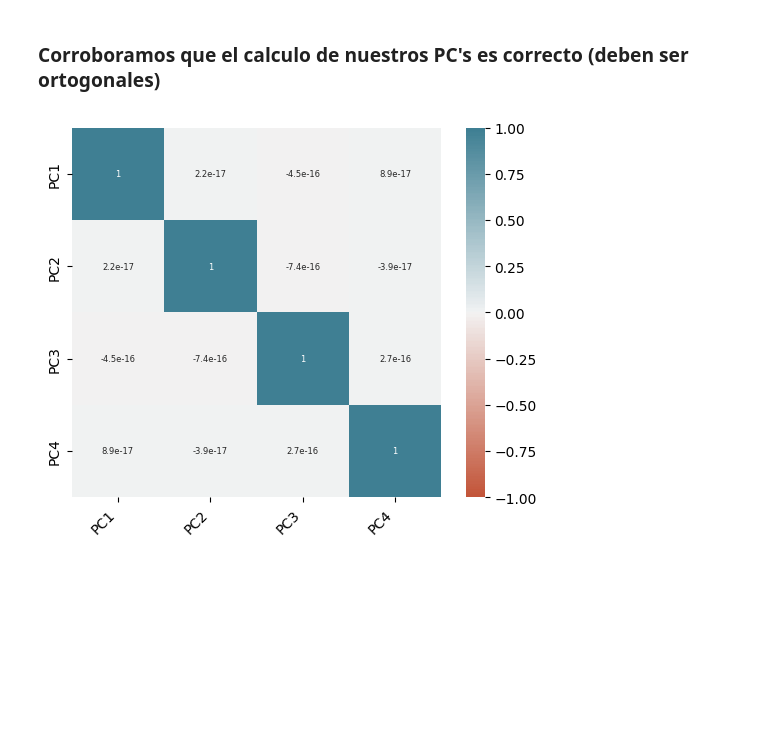
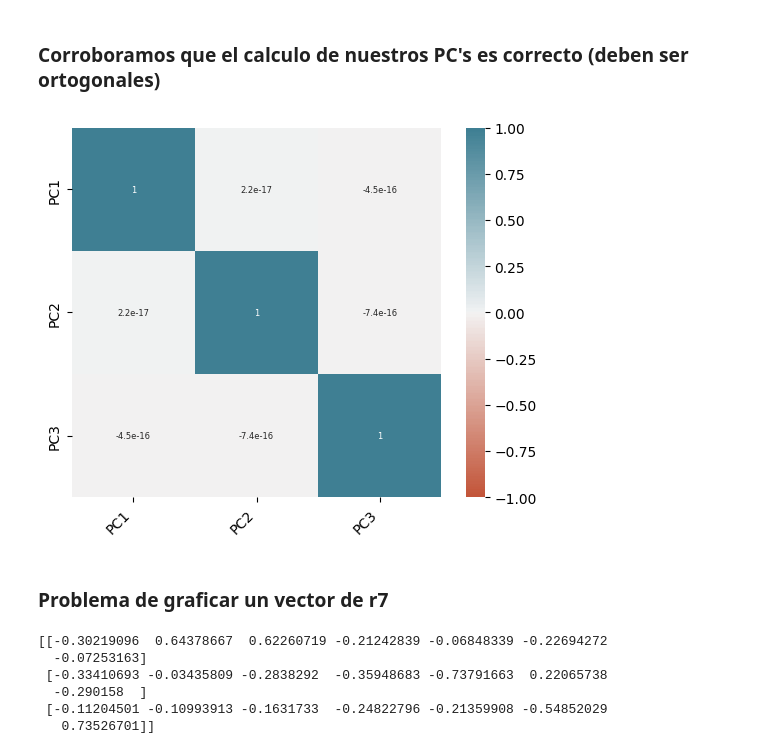
Before and after one commit to agustinarenas/MD-TUIA-Arenas-Petetta, a Jupyter notebook: TPDM_1_Petetta.ipynb, the cells around one changed output. Drawn from its saved outputs; the diff is of its cells as text; code cells hidden in the pictures; blank space fills up the shorter version.

```diff
--- a/TPDM_1_Petetta.ipynb
+++ b/TPDM_1_Petetta.ipynb
@@ -244,23 +245,34 @@ plt.show()
 # %% [markdown]
 ### Corroboramos que el calculo de nuestros PC's es correcto (deben ser ortogonales)
 # %%
-corr = pca_df[['PC1', 'PC2', 'PC3', 'PC4']].corr()
+corr = pca_df[['PC1', 'PC2', 'PC3']].corr()
 
 #corr = pca_df[['PC1', 'PC2', 'PC3', 'PC4', 'PC5', 'PC6', 'PC7']].corr()
 
 ax = sns.heatmap(
     corr,
     vmin=-1, vmax=1, center=0,
     cmap=sns.diverging_palette(20, 220, n=200),
     square=True,
     annot = True,
     annot_kws = {'size': 6}
 )
 ax.set_xticklabels(
     ax.get_xticklabels(),
     rotation=45,
     horizontalalignment='right'
 )
 plt.show()
 # %% [output]
-[figure, old version]
+[figure, new version]
+# %% [markdown]
+### Problema de graficar un vector de r7
+# %%
+print(pca.components_[:3])
+# %% [output]
+[[-0.30219096  0.64378667  0.62260719 -0.21242839 -0.06848339 -0.22694272
+  -0.07253163]
+ [-0.33410693 -0.03435809 -0.2838292  -0.35948683 -0.73791663  0.22065738
+  -0.290158  ]
+ [-0.11204501 -0.10993913 -0.1631733  -0.24822796 -0.21359908 -0.54852029
+   0.73526701]]
```
Also changed, not shown: parts of 13 cells of this notebook.
